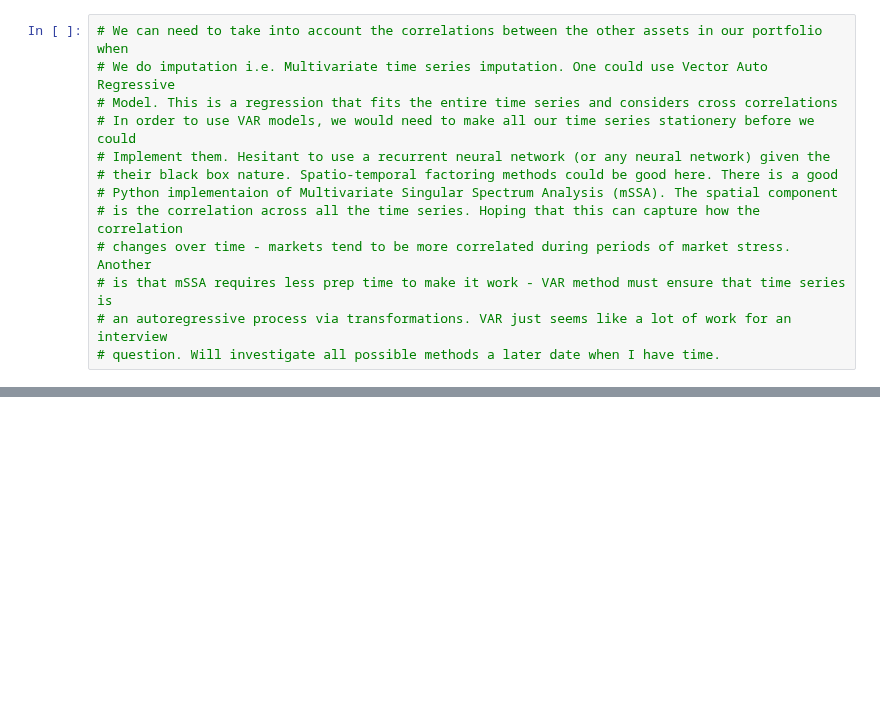
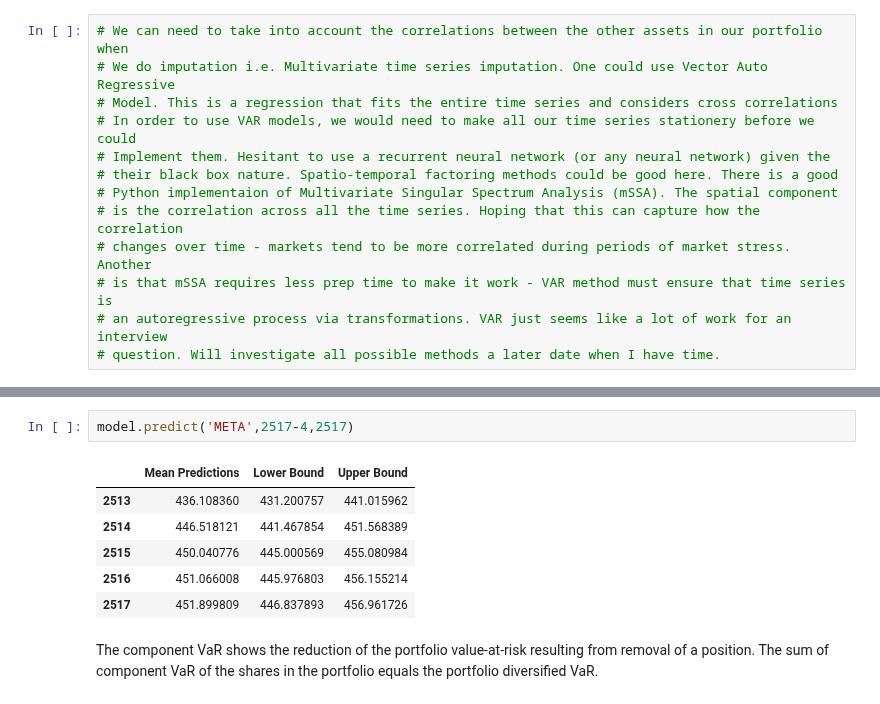
Before and after one commit to tomiadewusi/Case-Study, a Jupyter notebook: caseStudy2.ipynb, the cells around one changed output, grey strips where cells are left out. Drawn from its saved outputs; the diff is of its cells as text; blank space fills up the shorter version.

```diff
--- a/caseStudy2.ipynb
+++ b/caseStudy2.ipynb
@@ -60,0 +95,11 @@ from mssa.mssa import mSSA
+# %%
+model.predict('META',2517-4,2517)
+# %% [output]
+|  | Mean Predictions | Lower Bound | Upper Bound |
+| 2513 | 436.108360 | 431.200757 | 441.015962 |
+| 2514 | 446.518121 | 441.467854 | 451.568389 |
+| 2515 | 450.040776 | 445.000569 | 455.080984 |
+| 2516 | 451.066008 | 445.976803 | 456.155214 |
+| 2517 | 451.899809 | 446.837893 | 456.961726 |
+# %% [markdown]
+The component VaR shows the reduction of the portfolio value-at-risk resulting from removal of a position. The sum of component VaR of the shares in the portfolio equals the portfolio diversified VaR.
```
Also changed, not shown: parts of 9 cells of this notebook.
